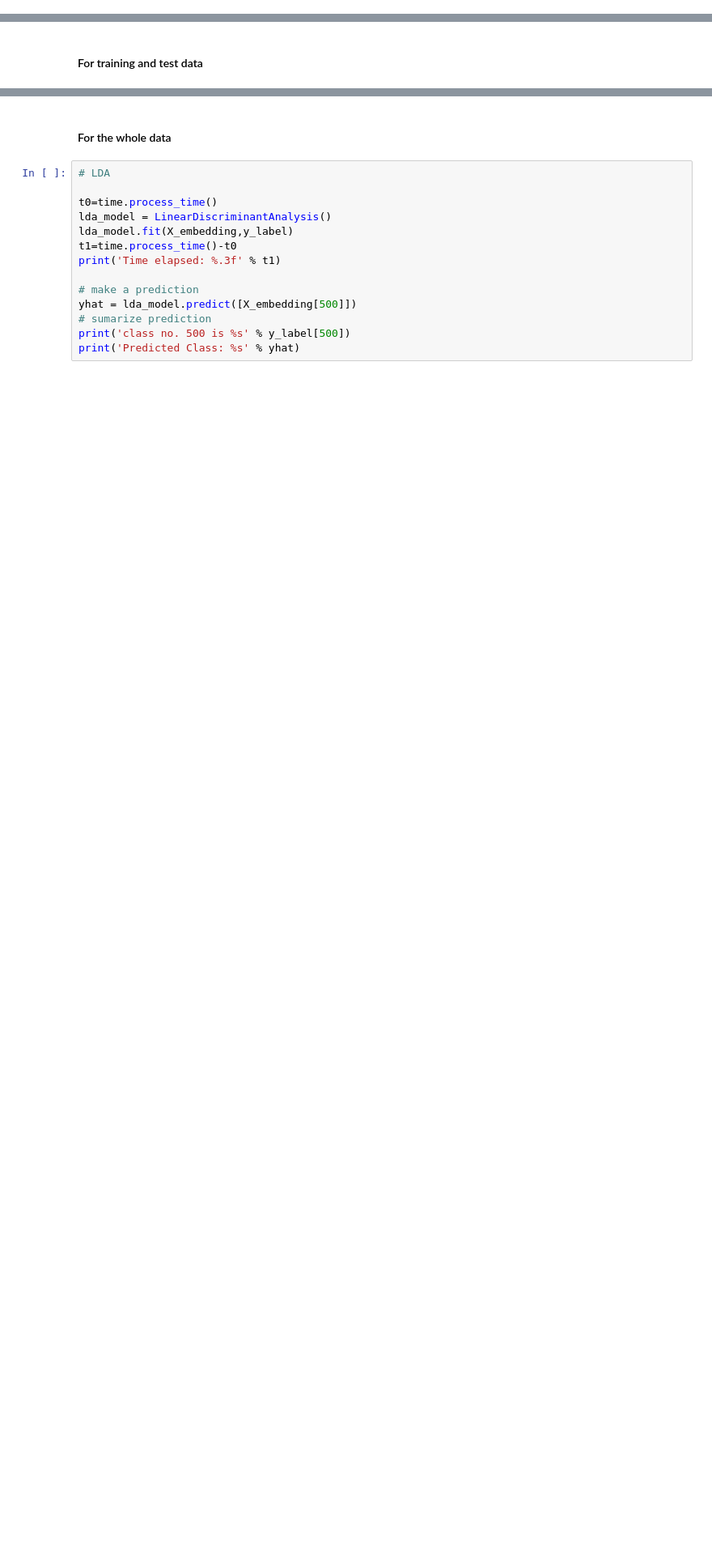
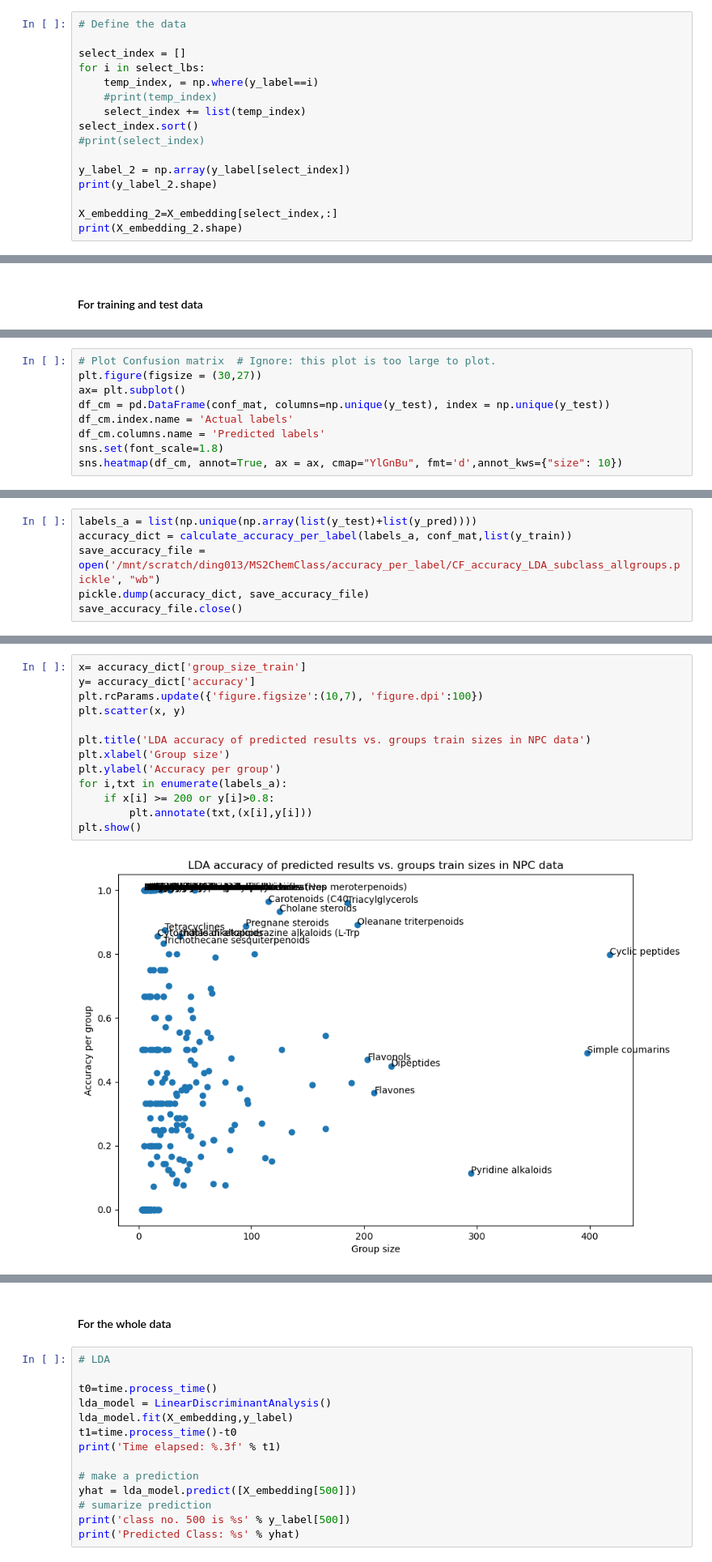
Before and after one commit to Yiyuan-Ding/MS2ChemClass, a Jupyter notebook: classification_lda.ipynb, the cells around one changed output, grey strips where cells are left out. Shown at 81% size. Drawn from its saved outputs; the diff is of its cells as text; blank space fills up the shorter version.

```diff
--- a/classification_lda.ipynb
+++ b/classification_lda.ipynb
@@ -67,0 +60,16 @@ from sklearn import (manifold, datasets, decomposition, ensemble, random_project
+# %%
+# Define the data
+
+select_index = []
+for i in select_lbs:
+    temp_index, = np.where(y_label==i)
+    #print(temp_index)
+    select_index += list(temp_index)
+select_index.sort()
+#print(select_index)
+
+y_label_2 = np.array(y_label[select_index])
+print(y_label_2.shape)
+
+X_embedding_2=X_embedding[select_index,:]
+print(X_embedding_2.shape)
@@ -129,0 +127,9 @@ len(y_pred)
+# %%
+# Plot Confusion matrix  # Ignore: this plot is too large to plot.
+plt.figure(figsize = (30,27))
+ax= plt.subplot()
+df_cm = pd.DataFrame(conf_mat, columns=np.unique(y_test), index = np.unique(y_test))
+df_cm.index.name = 'Actual labels'
+df_cm.columns.name = 'Predicted labels'
+sns.set(font_scale=1.8)
+sns.heatmap(df_cm, annot=True, ax = ax, cmap="YlGnBu", fmt='d',annot_kws={"size": 10})
@@ -129,0 +140,6 @@ len(y_pred)
+# %%
+labels_a = list(np.unique(np.array(list(y_test)+list(y_pred))))
+accuracy_dict = calculate_accuracy_per_label(labels_a, conf_mat,list(y_train))
+save_accuracy_file = open('/mnt/scratch/ding013/MS2ChemClass/accuracy_per_label/CF_accuracy_LDA_subclass_allgroups.pickle', "wb")
+pickle.dump(accuracy_dict, save_accuracy_file)
+save_accuracy_file.close()
@@ -129,0 +187,15 @@ len(y_pred)
+# %%
+x= accuracy_dict['group_size_train']
+y= accuracy_dict['accuracy']
+plt.rcParams.update({'figure.figsize':(10,7), 'figure.dpi':100})
+plt.scatter(x, y)
+
+plt.title('LDA accuracy of predicted results vs. groups train sizes in NPC data')
+plt.xlabel('Group size')
+plt.ylabel('Accuracy per group')
+for i,txt in enumerate(labels_a):
+    if x[i] >= 200 or y[i]>0.8:
+        plt.annotate(txt,(x[i],y[i]))
+plt.show()
+# %% [output]
+[figure, added]
```
Also changed, not shown: parts of 29 cells of this notebook, 7 other files.
